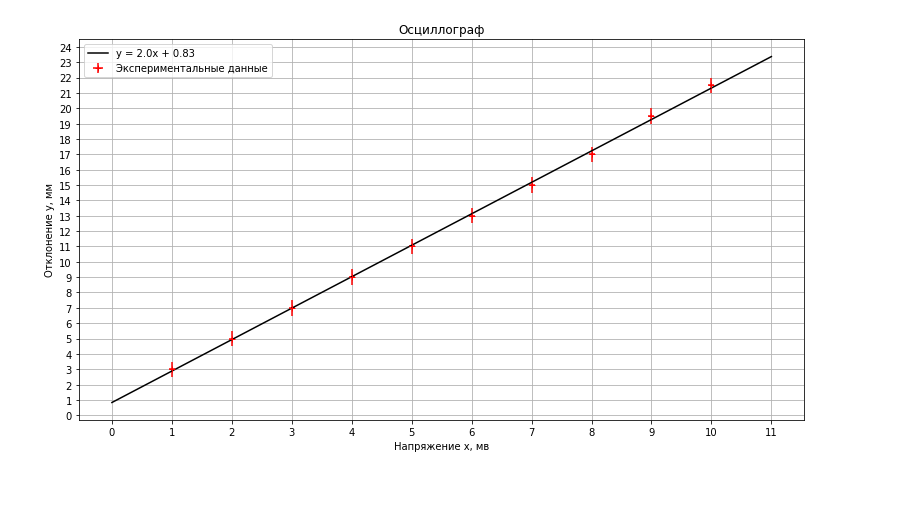
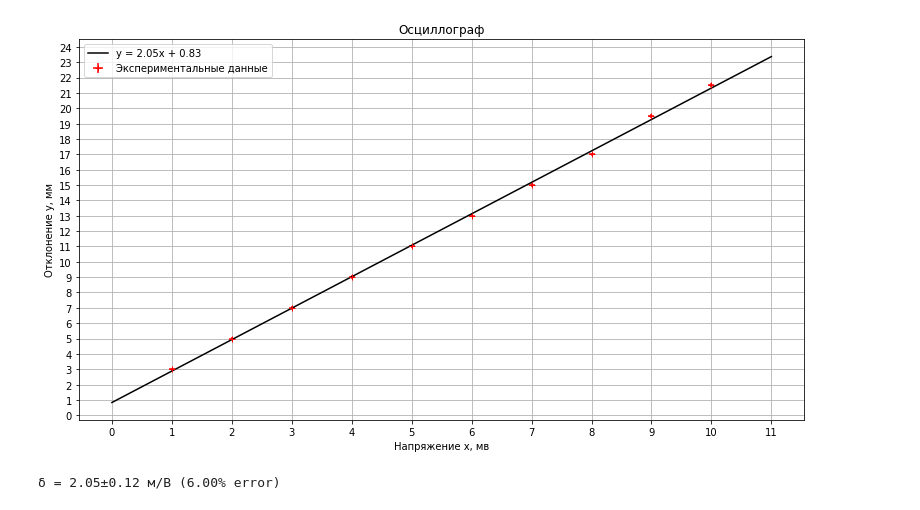
Before and after one commit to rdbuf/DAFEPhysicsLabs, a Jupyter notebook: Lab 201/1.ipynb, the cells around one changed output. Cells and saved outputs as stored; diff of their text form; code cells hidden in the pictures.

```diff
--- a/Lab 201/1.ipynb
+++ b/Lab 201/1.ipynb
@@ -8,4 +8,5 @@ ys = np.array([3,5,7,9,11,13,15,17,19.5,21.5]) # length
 
 assert(len(xs) == len(ys))
 # %%
-x_sigma = 0.05
+x_sigma_syst = 0.05
+x_sigma = x_sigma_syst
@@ -14,29 +15,37 @@ result = np.array([y / x for (x, y) in zip(xs, ys)])
 # %%
 mean_y = sum(ys) / len(ys)
 mean_x = sum(xs) / len(xs)
-mean_xy = sum(x*y for (x, y) in zip(xs, ys)) / min(len(xs), len(ys))
+mean_xy = sum(xs * ys) / len(xs)
 mean_x_squared = sum(xs**2) / len(xs)
+mean_y_squared = sum(ys**2) / len(xs)
 
 k = (mean_xy - mean_x * mean_y) / (mean_x_squared - mean_x**2)
 c = mean_y - k * mean_x;
 
-regression = lambda x: k * x + c
+k_sigma = (((mean_y_squared - mean_y ** 2) / (mean_x_squared - mean_x ** 2) - k**2) / len(xs))**0.5
+c_sigma = k_sigma * (mean_x_squared - mean_x ** 2)
+
 approximation_xs = np.linspace(min(xs) - 1, max(xs) + 1)
-approximation_ys =  regression(approximation_xs)
+approximation_ys = k * approximation_xs + c
 
-y_sigma = ((sum((regression(xs) - ys)**2) / len(approximation_ys))**2 + 0.5**2)**0.5
+y_sigma_syst = 2 * 0.5 / (max(xs) - min(xs))
+y_sigma = ((sum((k * xs + c - ys)**2) / len(ys))**2 + y_sigma_syst**2)**0.5
 # %%
 plt.gcf().set_size_inches(13, 7)
 axes = plt.axes()
-axes.tick_params(axis='x', which='minor', bottom=True)
 axes.set_title("Осциллограф")
 axes.set_xlabel("Напряжение x, мв")
 axes.set_ylabel("Отклонение y, мм")
 plt.locator_params(nbins=20, axis='x')
 plt.locator_params(nbins=40, axis='y')
 plt.grid(True)
 plt.plot(approximation_xs, approximation_ys, 'k-')
 plt.errorbar(xs, ys, y_sigma, x_sigma, fmt='r+')
-plt.legend(["y = {k:.2}x + {c:.2}".format(k=k, c=c), "Экспериментальные данные"]);
+plt.legend(["y = {k:.2f}x + {c:.2f}".format(k=k, c=c), "Экспериментальные данные"]);
 # %% [output]
-[figure, old version]
+[figure, new version]
+# %%
+sigma_full = (x_sigma_syst**2 + y_sigma_syst**2 + k_sigma**2)**0.5
+print("δ = {:.2f}±{:.2f} м/В ({:.2f}% error)".format(k, sigma_full, 100 * sigma_full / k))
+# %% [output]
+δ = 2.05±0.12 м/В (6.00% error)
```
Also changed, not shown: parts of 2 cells of this notebook.
